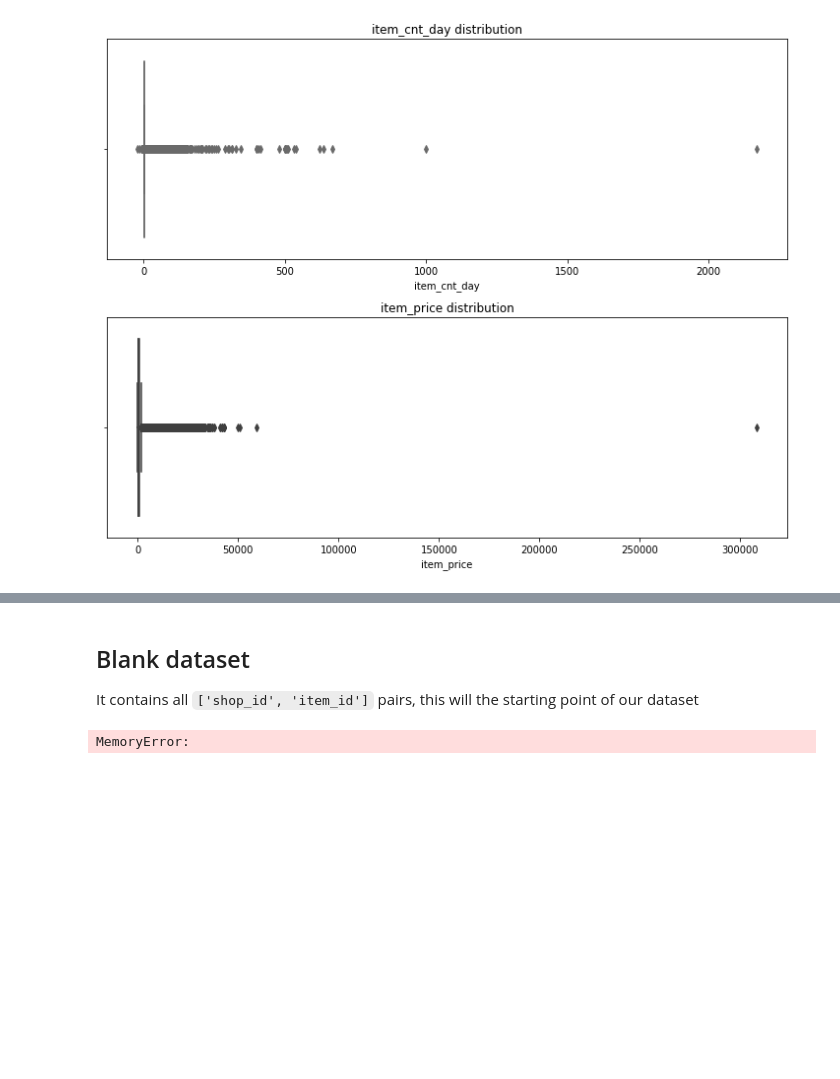
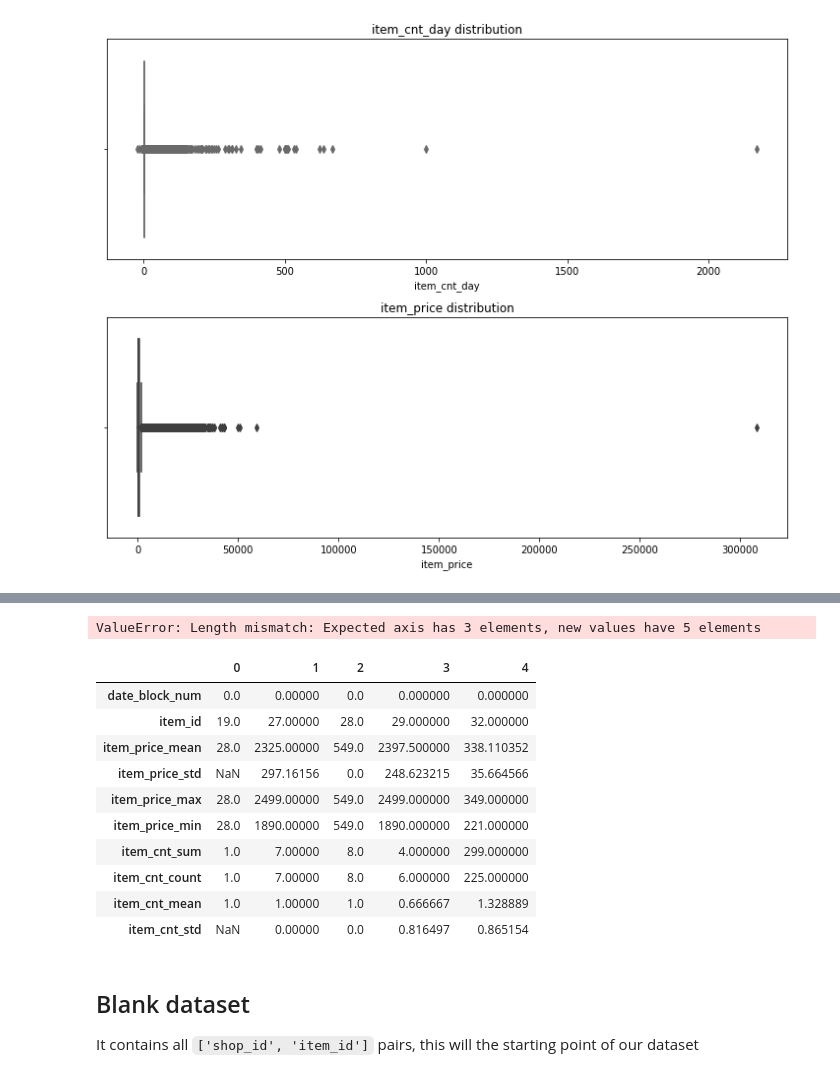
Before and after one commit to data-science-if-usp/kaggle, a Jupyter notebook: pablo/Predict Future Sales.ipynb, the cells around one changed output, grey strips where cells are left out. Drawn from its saved outputs; the diff is of its cells as text; code cells hidden in the pictures; blank space fills up the shorter version.

```diff
--- a/pablo/Predict Future Sales.ipynb
+++ b/pablo/Predict Future Sales.ipynb
@@ -92,0 +185,6 @@ train_0 = sales_train_df.query('item_cnt_day > 0 and item_cnt_day <= 400 and ite
+# %%
+train = train.query('item_price > 0 and item_price < 50000')
+train = train.query('item_cnt_day <= 20')
+train = train.drop(['item_name', 'shop_name', 'item_category_name'], axis = 1)
+train.head().T
+# train.shape
@@ -92,0 +200,19 @@ train_0 = sales_train_df.query('item_cnt_day > 0 and item_cnt_day <= 400 and ite
+# %%
+# The function below groups the dataframe by the set of columns in groups and aggregates the keys of dic_agg
+#  by the methods specified as the values of dic_agg
+
+def monthly_agg(df, groups, dic_agg = {'item_price': ['mean','std', 'max', 'min'],
+                                       'item_cnt_day': ['sum','count','mean', 'std']},
+                sort_column = 'date', fill0 = False, rename_col = False):
+#     add the month column
+    groups = ['date_block_num'] + groups
+#     define auxiliar variable for column name changing
+    col_names = groups + [(str(key)+'_'+str(value)) for key in dic_agg.keys() for value in dic_agg[key]]
+#  back to business
+    g_df = df.sort_values(sort_column).groupby(groups, as_index = False)
+    agg_df = g_df.agg(dic_agg)
+    if fill0 == True:
+        agg_df.fillna(0, inplace= True)
+    if rename_col == True:
+        agg_df.columns = col_names
+    return agg_df
@@ -92,0 +223,8 @@ train_0 = sales_train_df.query('item_cnt_day > 0 and item_cnt_day <= 400 and ite
+# %%
+# First we sort by date and group by month and shop
+groups = ['shop_id']
+dic_agg={'item_cnt_day': 'sum'}
+train_month = monthly_agg(train, groups, dic_agg, rename_col =True)
+train_month.head().T
+# %% [output]
+ValueError: Length mismatch: Expected axis has 3 elements, new values have 5 elements
@@ -93,17 +235,35 @@ train_0 = sales_train_df.query('item_cnt_day > 0 and item_cnt_day <= 400 and ite
+# %%
+# lets check our function, group by 'date_block_num' and 'item_id' then aggregate by 'item_price' and 'item_cnt_day'
+groups = ['item_id']
+# dic_agg = {'item_price': ['mean','std', 'max', 'min'], 'item_cnt_day': ['sum','count','mean', 'std']}
+agg_all_by_item = monthly_agg(train, groups, rename_col=True)
+agg_all_by_item.columns = ['date_block_num', 'item_id', 'item_price_mean', 'item_price_std',
+       'item_price_max', 'item_price_min', 'item_cnt_sum','item_cnt_count', 'item_cnt_mean', 'item_cnt_std']
+agg_all_by_item.head().T
+# %% [output]
+|  | 0 | 1 | 2 | 3 | 4 |
+| date_block_num | 0.0 | 0.00000 | 0.0 | 0.000000 | 0.000000 |
+| item_id | 19.0 | 27.00000 | 28.0 | 29.000000 | 32.000000 |
+| item_price_mean | 28.0 | 2325.00000 | 549.0 | 2397.500000 | 338.110352 |
+| item_price_std | NaN | 297.16156 | 0.0 | 248.623215 | 35.664566 |
+| item_price_max | 28.0 | 2499.00000 | 549.0 | 2499.000000 | 349.000000 |
+| item_price_min | 28.0 | 1890.00000 | 549.0 | 1890.000000 | 221.000000 |
+| item_cnt_sum | 1.0 | 7.00000 | 8.0 | 4.000000 | 299.000000 |
+| item_cnt_count | 1.0 | 7.00000 | 8.0 | 6.000000 | 225.000000 |
+| item_cnt_mean | 1.0 | 1.00000 | 1.0 | 0.666667 | 1.328889 |
+| item_cnt_std | NaN | 0.00000 | 0.0 | 0.816497 | 0.865154 |
 # %% [markdown]
 ## Blank dataset
 It contains all `['shop_id', 'item_id']` pairs, this will the starting point of our dataset
 # %%
-%%timeit
-items_notin_train = test_df[~test_df['item_id'].isin(train_0['item_id'])]['item_id'].unique()
-all_items = np.concatenate((train_0['item_id'].unique(),items_notin_train))
-all_shops = train_0['shop_id'].unique()
-blank_df = []
-for i in range(34):
-    for shop in all_shops:
-        for item in all_items:
-            blank_df.append([i, shop, item])
+# # %%timeit
+# items_notin_train = test_df[~test_df['item_id'].isin(train_0['item_id'])]['item_id'].unique()
+# all_items = np.concatenate((train_0['item_id'].unique(),items_notin_train))
+# all_shops = train_0['shop_id'].unique()
+# blank_df = []
+# for i in range(34):
+#     for shop in all_shops:
+#         for item in all_items:
+#             blank_df.append([i, shop, item])
 
-blank_df = pd.DataFrame(blank_df, columns=['date_block_num','shop_id','item_id'])
+# blank_df = pd.DataFrame(blank_df, columns=['date_block_num','shop_id','item_id'])
-# %% [output]
-MemoryError:
```
Also changed, not shown: parts of 14 cells of this notebook.
